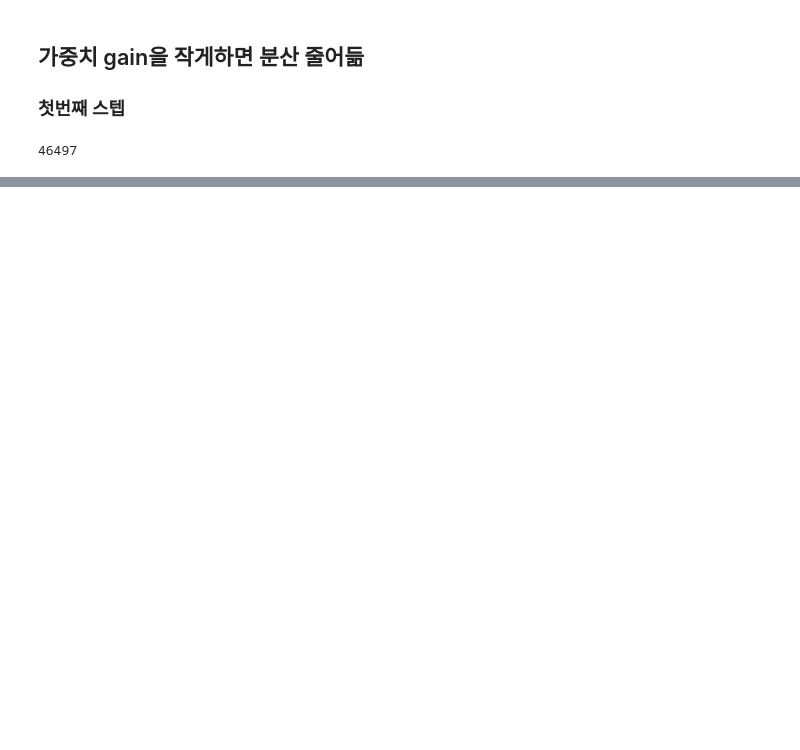
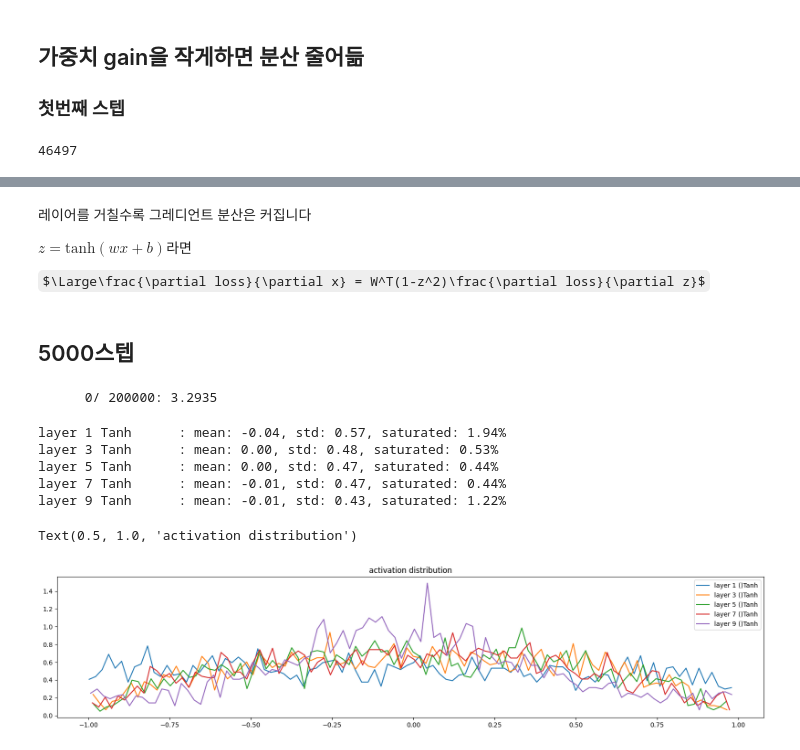
Before and after one commit to h06-Cpy/lm_kindergarten, a Jupyter notebook: kaiming_batch_norm/kaiming_batch_norm.ipynb, the cells around one changed output, grey strips where cells are left out. Saved outputs shown, nothing was run; the diff lists cells and outputs as text; code cells hidden in the pictures; some formulas as TeX source; blank space fills up the shorter version.

```diff
--- a/kaiming_batch_norm/kaiming_batch_norm.ipynb
+++ b/kaiming_batch_norm/kaiming_batch_norm.ipynb
@@ -1246,0 +1254,67 @@ Text(0.5, 1.0, 'gradient distribution')
+# %% [markdown]
+레이어를 거칠수록 그레디언트 분산은 커집니다
+
+$z = \text{tanh}(wx+b)$라면
+
+$\Large\frac{\partial loss}{\partial x} = W^T(1-z^2)\frac{\partial loss}{\partial z}$
+# %% [markdown]
+## 5000스텝
+# %%
+# same optimization as last time
+max_steps = 200000
+batch_size = 32
+lossi = []
+
+for i in range(max_steps):
+    # minibatch construct
+    ix = torch.randint(0, Xtr.shape[0], (batch_size,), generator=g)
+    Xb, Yb = Xtr[ix], Ytr[ix] # batch X, Y
+
+    # forward pass
+    emb = C[Xb] # embed the characters into vectors
+    x = emb.view(emb.shape[0], -1) # concatenate the vectors
+    for layer in layers:
+        x = layer(x)
+    loss = F.cross_entropy(x, Yb)
+
+    # backward pass
+    for layer in layers:
+        layer.out.retain_grad() # for debugging
+    for p in parameters:
+        p.grad=None
+    loss.backward()
+
+    # update
+    lr = 0.1 if i < 100000 else 0.01 # step learning rate decay
+    for p in parameters:
+        p.data += -lr * p.grad
+
+    # track stats
+    if i % 10000 == 0: # print every once in a while
+        print(f'{i:7d}/{max_steps:7d}: {loss.item():.4f}')
+    lossi.append(loss.log10().item())
+
+    if i==5000: break # for debugging
+# %% [output]
+      0/ 200000: 3.2935
+# %%
+# visualize histograms
+plt.figure(figsize=(20,4))
+legends = []
+for i , layer in enumerate(layers[:-1]): # exclude the output layer which is the softmax layer
+    if isinstance(layer, Tanh):
+        t = layer.out
+        print(f'layer {i} {layer.__class__.__name__:10s}: mean: {t.mean():.2f}, std: {t.std():.2f}, saturated: {(t.abs()>0.97).float().mean()*100:.2f}%')
+        hy, hx = torch.histogram(t, density=True)
+        plt.plot(hx[:-1].detach(), hy.detach())
+        legends.append(f'layer {i} (){layer.__class__.__name__}')
+plt.legend(legends)
+plt.title('activation distribution')
+# %% [output]
+layer 1 Tanh      : mean: -0.04, std: 0.57, saturated: 1.94%
+layer 3 Tanh      : mean: 0.00, std: 0.48, saturated: 0.53%
+layer 5 Tanh      : mean: 0.00, std: 0.47, saturated: 0.44%
+layer 7 Tanh      : mean: -0.01, std: 0.47, saturated: 0.44%
+layer 9 Tanh      : mean: -0.01, std: 0.43, saturated: 1.22%
+Text(0.5, 1.0, 'activation distribution')
+[figure, added]
```
Also changed, not shown: parts of 48 cells of this notebook, 1 other file.
